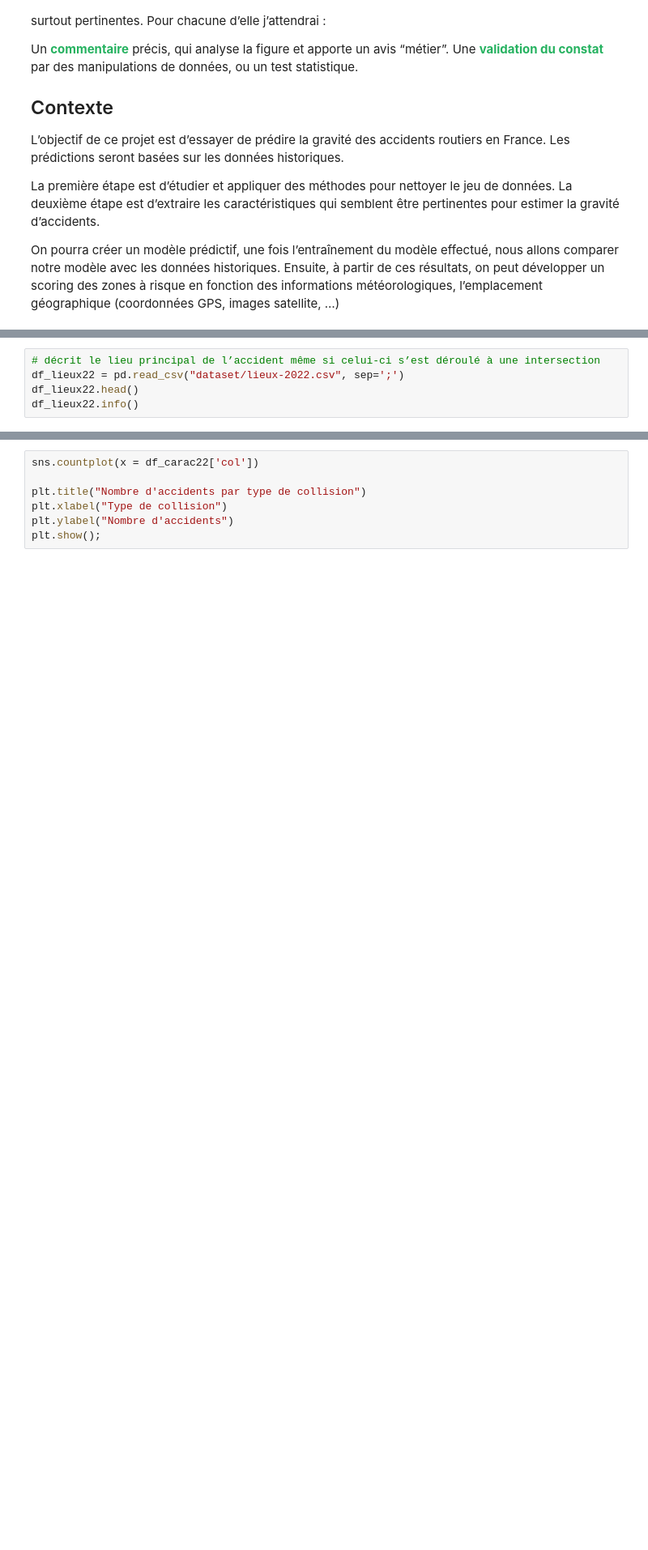
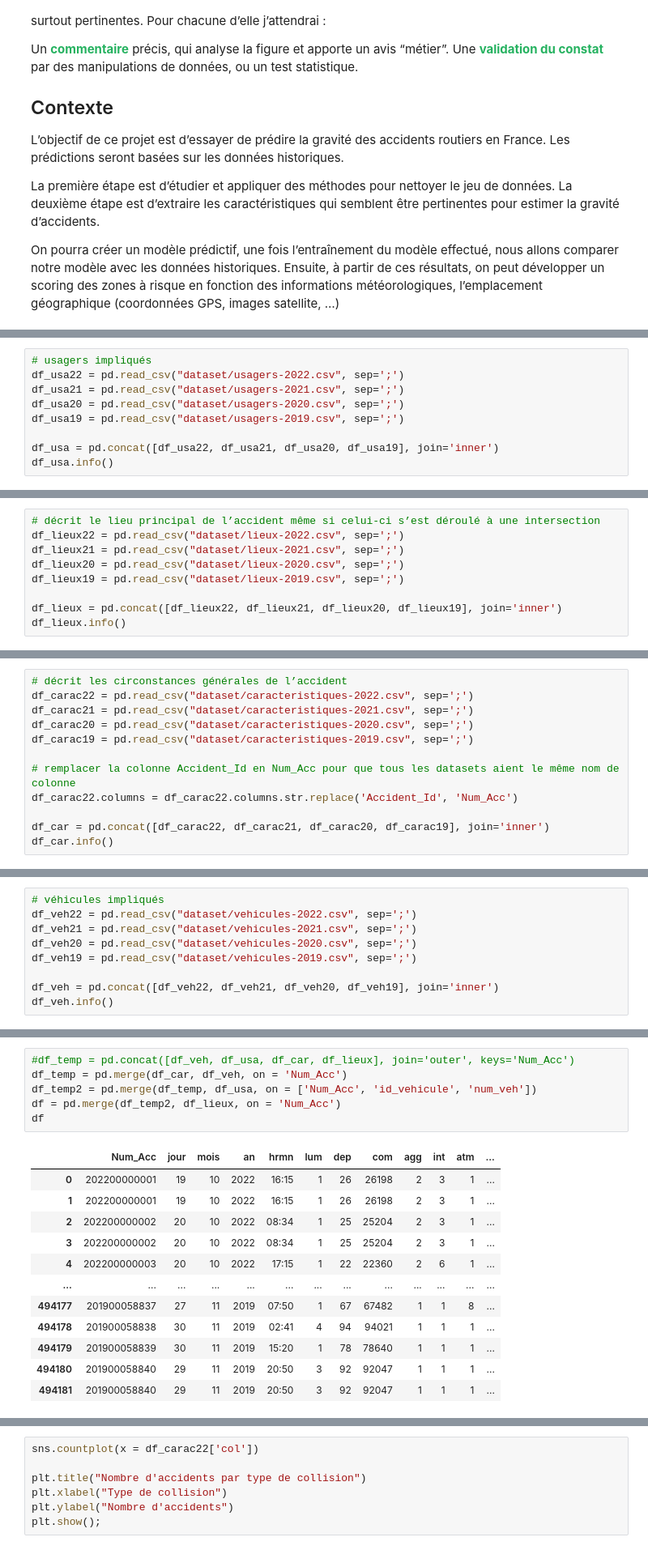
Before and after one commit to Nujadn/accident_route, a Jupyter notebook: analyse_exploratoire.ipynb, the cells around one changed output, grey strips where cells are left out. Shown at 81% size. Cells and saved outputs as stored; diff of their text form; blank space fills up the shorter version.

```diff
--- a/analyse_exploratoire.ipynb
+++ b/analyse_exploratoire.ipynb
@@ -54,0 +33,9 @@ memory usage: 15.5+ MB
+# %%
+# usagers impliqués
+df_usa22 = pd.read_csv("dataset/usagers-2022.csv", sep=';')
+df_usa21 = pd.read_csv("dataset/usagers-2021.csv", sep=';')
+df_usa20 = pd.read_csv("dataset/usagers-2020.csv", sep=';')
+df_usa19 = pd.read_csv("dataset/usagers-2019.csv", sep=';')
+
+df_usa = pd.concat([df_usa22, df_usa21, df_usa20, df_usa19], join='inner')
+df_usa.info()
@@ -55,7 +60,11 @@ memory usage: 15.5+ MB
 # %%
 # décrit le lieu principal de l’accident même si celui-ci s’est déroulé à une intersection
 df_lieux22 = pd.read_csv("dataset/lieux-2022.csv", sep=';')
-df_lieux22.head()
-df_lieux22.info()
+df_lieux21 = pd.read_csv("dataset/lieux-2021.csv", sep=';')
+df_lieux20 = pd.read_csv("dataset/lieux-2020.csv", sep=';')
+df_lieux19 = pd.read_csv("dataset/lieux-2019.csv", sep=';')
+
+df_lieux = pd.concat([df_lieux22, df_lieux21, df_lieux20, df_lieux19], join='inner')
+df_lieux.info()
 # %% [output]
 <class 'pandas.core.frame.DataFrame'>
@@ -124,0 +87,12 @@ memory usage: 7.9+ MB
+# %%
+# décrit les circonstances générales de l’accident
+df_carac22 = pd.read_csv("dataset/caracteristiques-2022.csv", sep=';')
+df_carac21 = pd.read_csv("dataset/caracteristiques-2021.csv", sep=';')
+df_carac20 = pd.read_csv("dataset/caracteristiques-2020.csv", sep=';')
+df_carac19 = pd.read_csv("dataset/caracteristiques-2019.csv", sep=';')
+
+# remplacer la colonne Accident_Id en Num_Acc pour que tous les datasets aient le même nom de colonne
+df_carac22.columns = df_carac22.columns.str.replace('Accident_Id', 'Num_Acc')
+
+df_car = pd.concat([df_carac22, df_carac21, df_carac20, df_carac19], join='inner')
+df_car.info()
@@ -124,0 +117,9 @@ memory usage: 7.9+ MB
+# %%
+# véhicules impliqués
+df_veh22 = pd.read_csv("dataset/vehicules-2022.csv", sep=';')
+df_veh21 = pd.read_csv("dataset/vehicules-2021.csv", sep=';')
+df_veh20 = pd.read_csv("dataset/vehicules-2020.csv", sep=';')
+df_veh19 = pd.read_csv("dataset/vehicules-2019.csv", sep=';')
+
+df_veh = pd.concat([df_veh22, df_veh21, df_veh20, df_veh19], join='inner')
+df_veh.info()
@@ -124,0 +145,19 @@ memory usage: 7.9+ MB
+# %%
+#df_temp = pd.concat([df_veh, df_usa, df_car, df_lieux], join='outer', keys='Num_Acc')
+df_temp = pd.merge(df_car, df_veh, on = 'Num_Acc')
+df_temp2 = pd.merge(df_temp, df_usa, on = ['Num_Acc', 'id_vehicule', 'num_veh'])
+df = pd.merge(df_temp2, df_lieux, on = 'Num_Acc')
+df
+# %% [output]
+|  | Num_Acc | jour | mois | an | hrmn | lum | dep | com | agg | int | atm | ... |
+| 0 | 202200000001 | 19 | 10 | 2022 | 16:15 | 1 | 26 | 26198 | 2 | 3 | 1 | ... |
+| 1 | 202200000001 | 19 | 10 | 2022 | 16:15 | 1 | 26 | 26198 | 2 | 3 | 1 | ... |
+| 2 | 202200000002 | 20 | 10 | 2022 | 08:34 | 1 | 25 | 25204 | 2 | 3 | 1 | ... |
+| 3 | 202200000002 | 20 | 10 | 2022 | 08:34 | 1 | 25 | 25204 | 2 | 3 | 1 | ... |
+| 4 | 202200000003 | 20 | 10 | 2022 | 17:15 | 1 | 22 | 22360 | 2 | 6 | 1 | ... |
+| ... | ... | ... | ... | ... | ... | ... | ... | ... | ... | ... | ... | ... |
+| 494177 | 201900058837 | 27 | 11 | 2019 | 07:50 | 1 | 67 | 67482 | 1 | 1 | 8 | ... |
+| 494178 | 201900058838 | 30 | 11 | 2019 | 02:41 | 4 | 94 | 94021 | 1 | 1 | 1 | ... |
+| 494179 | 201900058839 | 30 | 11 | 2019 | 15:20 | 1 | 78 | 78640 | 1 | 1 | 1 | ... |
+| 494180 | 201900058840 | 29 | 11 | 2019 | 20:50 | 3 | 92 | 92047 | 1 | 1 | 1 | ... |
+| 494181 | 201900058840 | 29 | 11 | 2019 | 20:50 | 3 | 92 | 92047 | 1 | 1 | 1 | ... |
```
Also changed, not shown: parts of 9 cells of this notebook.
